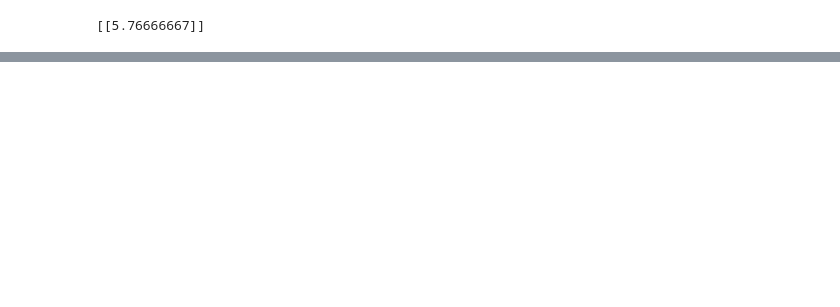
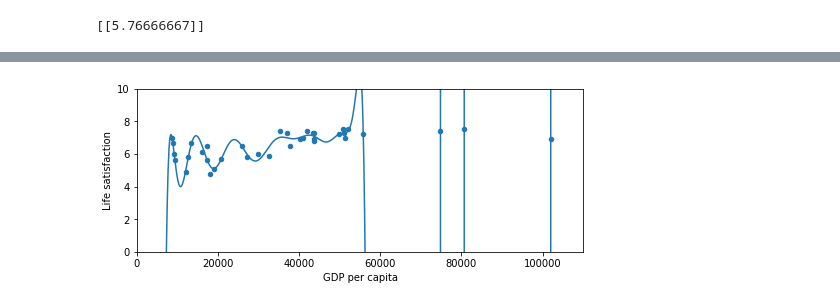
Before and after one commit to neko-suki/scikit-learn-train, a Jupyter notebook: 1-1.ipynb, the cells around one changed output, grey strips where cells are left out. Drawn from its saved outputs; the diff is of its cells as text; code cells hidden in the pictures; blank space fills up the shorter version.

```diff
--- a/1-1.ipynb
+++ b/1-1.ipynb
@@ -72,0 +334,18 @@ print(model2.predict(X_new))
+# %%
+full_country_stats.plot(kind='scatter', x="GDP per capita", y='Life satisfaction', figsize=(8,3))
+plt.axis([0, 110000, 0, 10])
+
+from sklearn import preprocessing
+from sklearn import pipeline
+
+poly = preprocessing.PolynomialFeatures(degree=60, include_bias=False)
+scaler = preprocessing.StandardScaler()
+lin_reg2 = linear_model.LinearRegression()
+
+pipeline_reg = pipeline.Pipeline([('poly', poly), ('scal', scaler), ('lin', lin_reg2)])
+pipeline_reg.fit(Xfull, yfull)
+curve = pipeline_reg.predict(X[:, np.newaxis])
+plt.plot(X, curve)
+plt.show()
+# %% [output]
+[figure, added]
```
Also changed, not shown: parts of 37 cells of this notebook.
